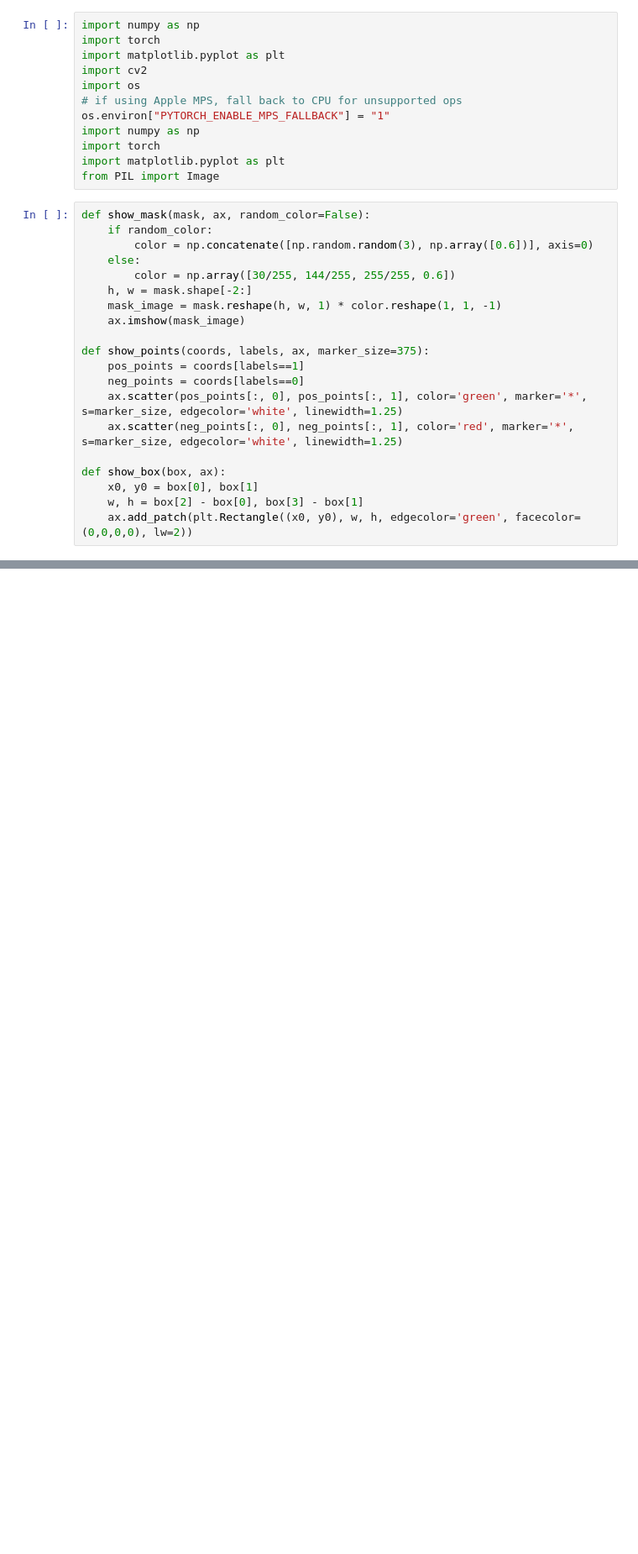
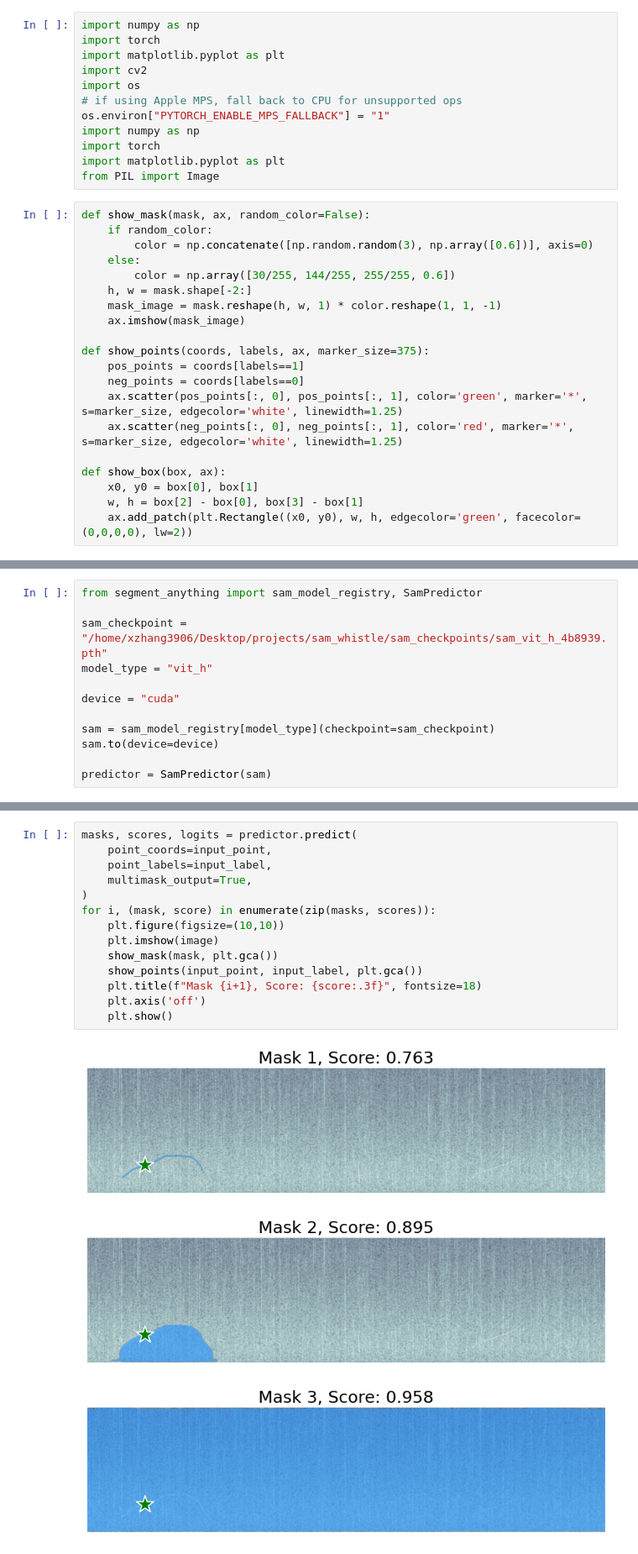
Before and after one commit to xixinzhang/sam_whistle, a Jupyter notebook: notebooks/spect.ipynb, the cells around one changed output, grey strips where cells are left out. Shown at 84% size. Drawn from its saved outputs; the diff is of its cells as text; blank space fills up the shorter version.

```diff
--- a/notebooks/spect.ipynb
+++ b/notebooks/spect.ipynb
@@ -39,0 +45,12 @@ NameError: name 'cv2' is not defined
+# %%
+from segment_anything import sam_model_registry, SamPredictor
+
+sam_checkpoint = "/home/xzhang3906/Desktop/projects/sam_whistle/sam_checkpoints/sam_vit_h_4b8939.pth"
+model_type = "vit_h"
+
+device = "cuda"
+
+sam = sam_model_registry[model_type](checkpoint=sam_checkpoint)
+sam.to(device=device)
+
+predictor = SamPredictor(sam)
@@ -39,0 +69,18 @@ NameError: name 'cv2' is not defined
+# %%
+masks, scores, logits = predictor.predict(
+    point_coords=input_point,
+    point_labels=input_label,
+    multimask_output=True,
+)
+for i, (mask, score) in enumerate(zip(masks, scores)):
+    plt.figure(figsize=(10,10))
+    plt.imshow(image)
+    show_mask(mask, plt.gca())
+    show_points(input_point, input_label, plt.gca())
+    plt.title(f"Mask {i+1}, Score: {score:.3f}", fontsize=18)
+    plt.axis('off')
+    plt.show()
+# %% [output]
+[figure, added]
+[figure, added]
+[figure, added]
```
Also changed, not shown: parts of 7 cells of this notebook, 9 other files.
